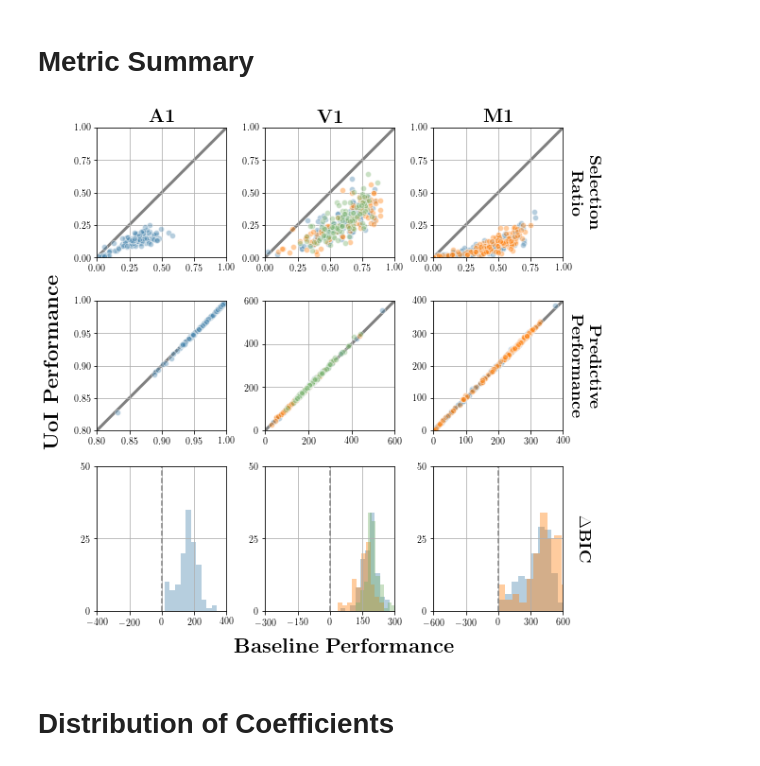
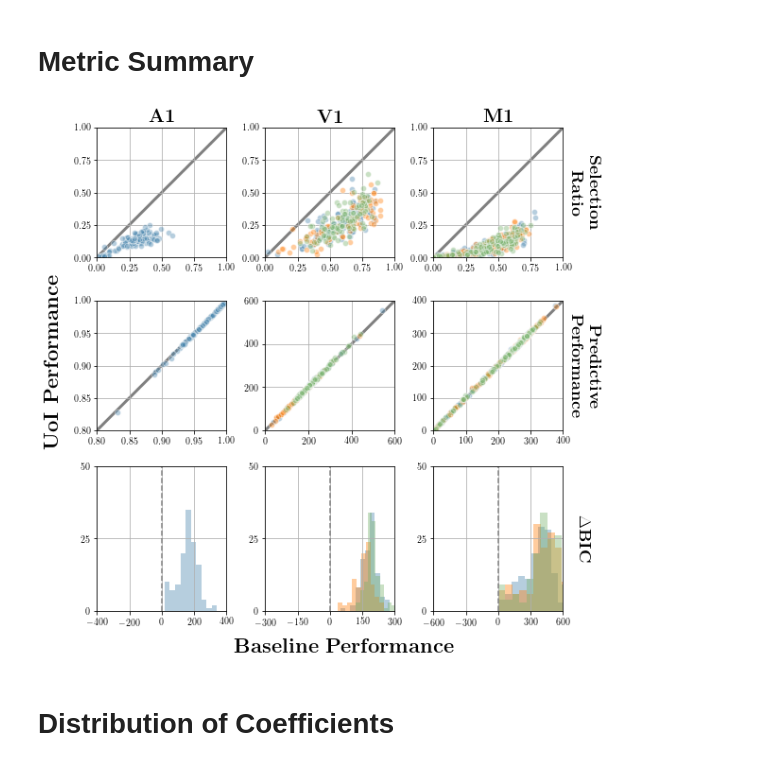
Before and after one commit to BouchardLab/neuroinference, a Jupyter notebook: notebooks/coupling/coupling_broad_analysis.ipynb, the cells around one changed output. Saved outputs shown, nothing was run; the diff lists cells and outputs as text; code cells hidden in the pictures.

```diff
--- a/notebooks/coupling/coupling_broad_analysis.ipynb
+++ b/notebooks/coupling/coupling_broad_analysis.ipynb
@@ -34,6 +35,7 @@ v1_uoi_ccs = [np.median(v1_result['uoi_poisson_bic/coupling_coefs'], axis=0)
 # %%
 # consolidate M1 results
 m1_results_paths = [os.path.join(base_path, 'nhp/nhp_indy_20160407_02_coupling.h5'),
+                    os.path.join(base_path, 'nhp/nhp_indy_20160411_01_coupling.h5'),
                     os.path.join(base_path, 'nhp/nhp_indy_20160411_02_coupling.h5')]
 n_m1_fits = len(m1_results_paths)
 m1_results = [h5py.File(m1_results_path, 'r')
@@ -63,14 +65,14 @@ axes[0, 0].scatter(
     calculate_selection_ratio(v1_uoi_ccs[idx]),
     alpha=0.40,
     color=colors[idx],
-    edgecolor='w') for idx in range(3)]
+    edgecolor='w') for idx in range(n_v1_fits)]
 
 [axes[0, 2].scatter(
     calculate_selection_ratio(m1_lasso_ccs[idx]),
     calculate_selection_ratio(m1_uoi_ccs[idx]),
     alpha=0.40,
     color=colors[idx],
-    edgecolor='w') for idx in range(2)]
+    edgecolor='w') for idx in range(n_m1_fits)]
 
 for ax in axes[0]:
     ax.set_xlim([0, 1])
@@ -93,7 +95,7 @@ axes[1, 0].set_yticks([0.8, 0.85, 0.9, 0.95, 1])
     np.median(v1_results[idx]['uoi_poisson_bic/deviances_test'], axis=0),
     alpha=0.40,
     color=colors[idx],
-    edgecolor='w') for idx in range(3)]
+    edgecolor='w') for idx in range(n_v1_fits)]
 axes[1, 1].set_xlim([0, 600.])
 axes[1, 1].set_xticks([0, 200, 400, 600])
 axes[1, 1].set_yticks([0, 200, 400, 600])
@@ -103,7 +105,7 @@ axes[1, 1].set_yticks([0, 200, 400, 600])
     np.median(m1_results[idx]['uoi_poisson_bic/deviances_test'], axis=0),
     alpha=0.40,
     color=colors[idx],
-    edgecolor='w') for idx in range(2)]
+    edgecolor='w') for idx in range(n_m1_fits)]
 axes[1, 2].set_xlim([0, 400.])
 axes[1, 2].set_xticks([0, 100, 200, 300, 400])
 axes[1, 2].set_yticks([0, 100, 200, 300, 400])
@@ -174,34 +176,34 @@ axes[1, -1].set_ylabel(
 axes[2, -1].set_ylabel(
     r'$\Delta$\textbf{BIC}',
     fontsize=18,
     labelpad=30,
     rotation=270)
 axes[0, -1].yaxis.set_label_position('right')
 axes[1, -1].yaxis.set_label_position('right')
 axes[2, -1].yaxis.set_label_position('right')
 
 fig_invert = fig.transFigure.inverted()
 middle_x, _ = fig_invert.transform(axes[-1, 1].transAxes.transform([0.5, 0.]))
 _, middle_y = fig_invert.transform(axes[1, 1].transAxes.transform([0., 0.5]))
 fig.text(
     x=middle_x, y=-0.02,
     s=r'\textbf{Baseline Performance}',
     fontsize=22,
     horizontalalignment='center',
     verticalalignment='center')
 
 fig.text(
     x=-0.02, y=middle_y,
     s=r'\textbf{UoI Performance}',
     fontsize=22,
     rotation=90,
     horizontalalignment='center',
     verticalalignment='center')
 
 plt.tight_layout()
 plt.savefig('coupling_metric_summary.pdf', bbox_inches='tight')
 # %% [output]
-[figure, old version]
+[figure, new version]
 # %% [markdown]
 # Distribution of Coefficients
 # %%
```
Also changed, not shown: parts of 6 cells of this notebook, 1 other file.
